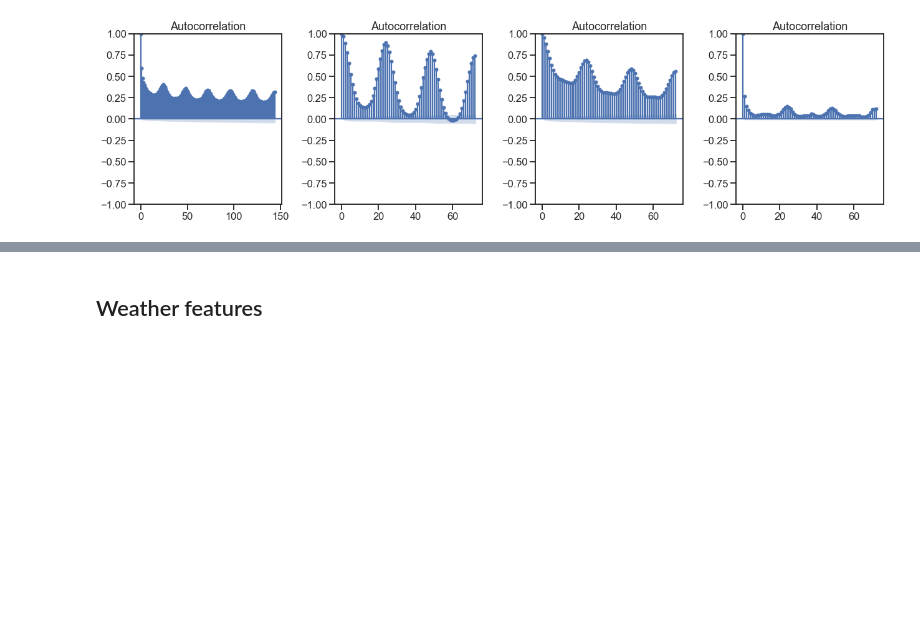
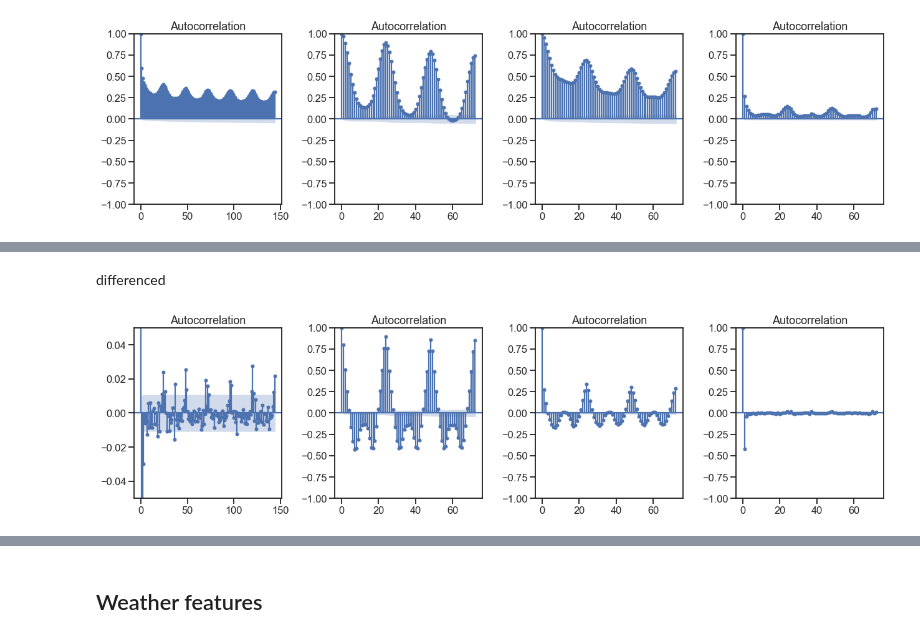
Before and after one commit to KeaganHRankin/cloud_ml_proj, a Jupyter notebook: feature_eng/feature_eng_keagan.ipynb, the cells around one changed output, grey strips where cells are left out. Saved outputs shown, nothing was run; the diff lists cells and outputs as text; code cells hidden in the pictures; blank space fills up the shorter version.

```diff
--- a/feature_eng/feature_eng_keagan.ipynb
+++ b/feature_eng/feature_eng_keagan.ipynb
@@ -58,0 +74,15 @@ plt.tight_layout()
+# %% [markdown]
+differenced
+# %%
+fig, ax = plt.subplots(1,4, figsize=(18,5))
+#plot autocorrelation function
+tsaplots.plot_acf(train_set['hourly_price'].diff()[1:], lags=144, ax=ax[0])
+tsaplots.plot_acf(train_set['ont_demand'].diff(1)[1:], lags=72, ax=ax[1])
+tsaplots.plot_acf(train_set['Flow.14'].diff(1)[1:], lags=72, ax=ax[2])
+tsaplots.plot_acf(train_set['or_10ns'].diff()[1:], lags=72, ax=ax[3])
+
+ax[0].set_ylim([-0.05,0.05])
+
+plt.tight_layout()
+# %% [output]
+[figure, added]
```
Also changed, not shown: parts of 21 cells of this notebook.
